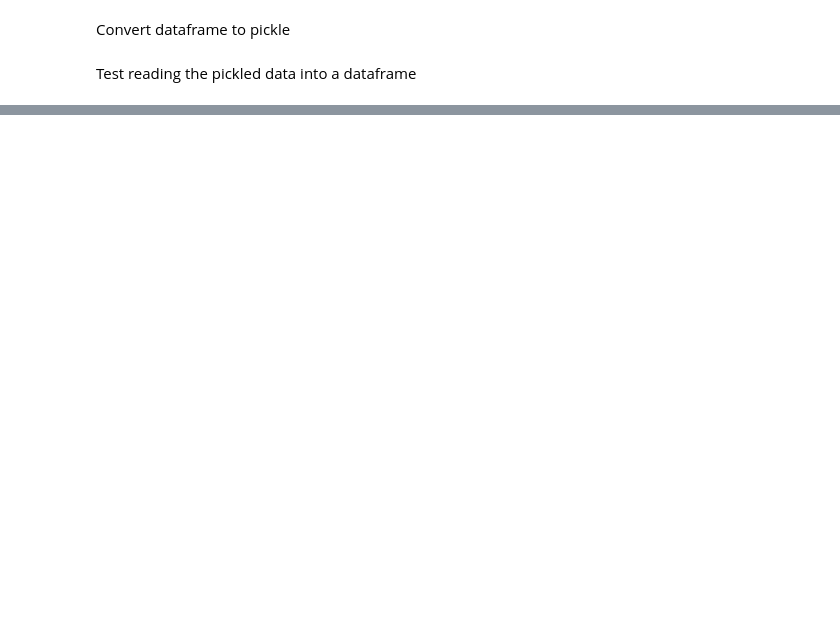
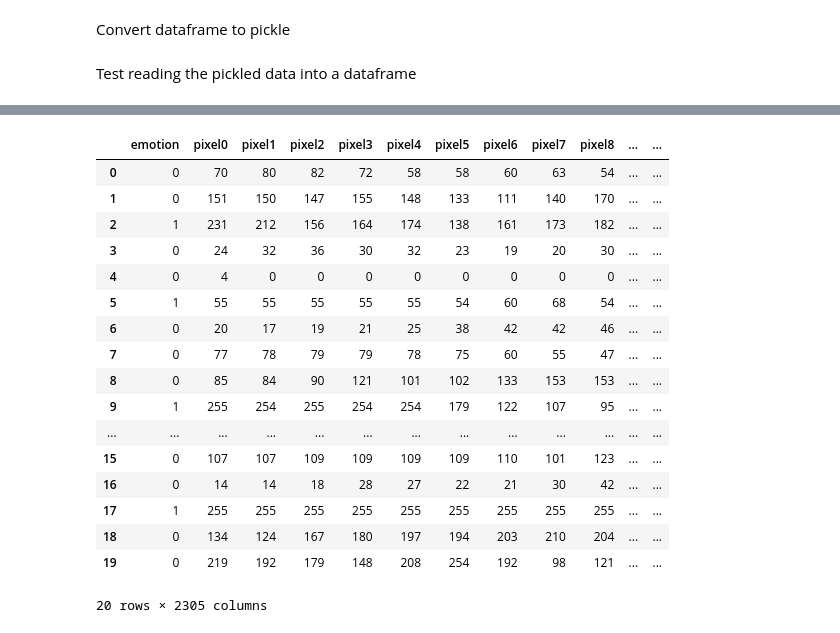
Before and after one commit to HebaNAS/KNN-Classifier, a Jupyter notebook: F21DM_CW1.ipynb, the cells around one changed output, grey strips where cells are left out. Drawn from its saved outputs; the diff is of its cells as text; code cells hidden in the pictures; blank space fills up the shorter version.

```diff
--- a/F21DM_CW1.ipynb
+++ b/F21DM_CW1.ipynb
@@ -3159,0 +176,26 @@ Iteration number: 10 =======> Accuracy: 0.28006681514476617
+# %%
+fear_dataset = pd.read_csv('/content/drive/My Drive/fer2018/fer2018fear.csv',
+                           header=None, skiprows=1)
+fear_dataset[header] = fear_dataset[1].str.split(' ', expand=True)
+fear_dataset = fear_dataset.drop([1], axis=1)
+fear_dataset.rename(columns={0:'emotion'}, inplace = True)
+fear_dataset.head(20)
+# %% [output]
+|  | emotion | pixel0 | pixel1 | pixel2 | pixel3 | pixel4 | pixel5 | pixel6 | pixel7 | pixel8 | ... | ... |
+| 0 | 0 | 70 | 80 | 82 | 72 | 58 | 58 | 60 | 63 | 54 | ... | ... |
+| 1 | 0 | 151 | 150 | 147 | 155 | 148 | 133 | 111 | 140 | 170 | ... | ... |
+| 2 | 1 | 231 | 212 | 156 | 164 | 174 | 138 | 161 | 173 | 182 | ... | ... |
+| 3 | 0 | 24 | 32 | 36 | 30 | 32 | 23 | 19 | 20 | 30 | ... | ... |
+| 4 | 0 | 4 | 0 | 0 | 0 | 0 | 0 | 0 | 0 | 0 | ... | ... |
+| 5 | 1 | 55 | 55 | 55 | 55 | 55 | 54 | 60 | 68 | 54 | ... | ... |
+| 6 | 0 | 20 | 17 | 19 | 21 | 25 | 38 | 42 | 42 | 46 | ... | ... |
+| 7 | 0 | 77 | 78 | 79 | 79 | 78 | 75 | 60 | 55 | 47 | ... | ... |
+| 8 | 0 | 85 | 84 | 90 | 121 | 101 | 102 | 133 | 153 | 153 | ... | ... |
+| 9 | 1 | 255 | 254 | 255 | 254 | 254 | 179 | 122 | 107 | 95 | ... | ... |
+| ... | ... | ... | ... | ... | ... | ... | ... | ... | ... | ... | ... | ... |
+| 15 | 0 | 107 | 107 | 109 | 109 | 109 | 109 | 110 | 101 | 123 | ... | ... |
+| 16 | 0 | 14 | 14 | 18 | 28 | 27 | 22 | 21 | 30 | 42 | ... | ... |
+| 17 | 1 | 255 | 255 | 255 | 255 | 255 | 255 | 255 | 255 | 255 | ... | ... |
+| 18 | 0 | 134 | 124 | 167 | 180 | 197 | 194 | 203 | 210 | 204 | ... | ... |
+| 19 | 0 | 219 | 192 | 179 | 148 | 208 | 254 | 192 | 98 | 121 | ... | ... |
+20 rows × 2305 columns
```
Also changed, not shown: parts of 428 cells of this notebook, 2 other files.
